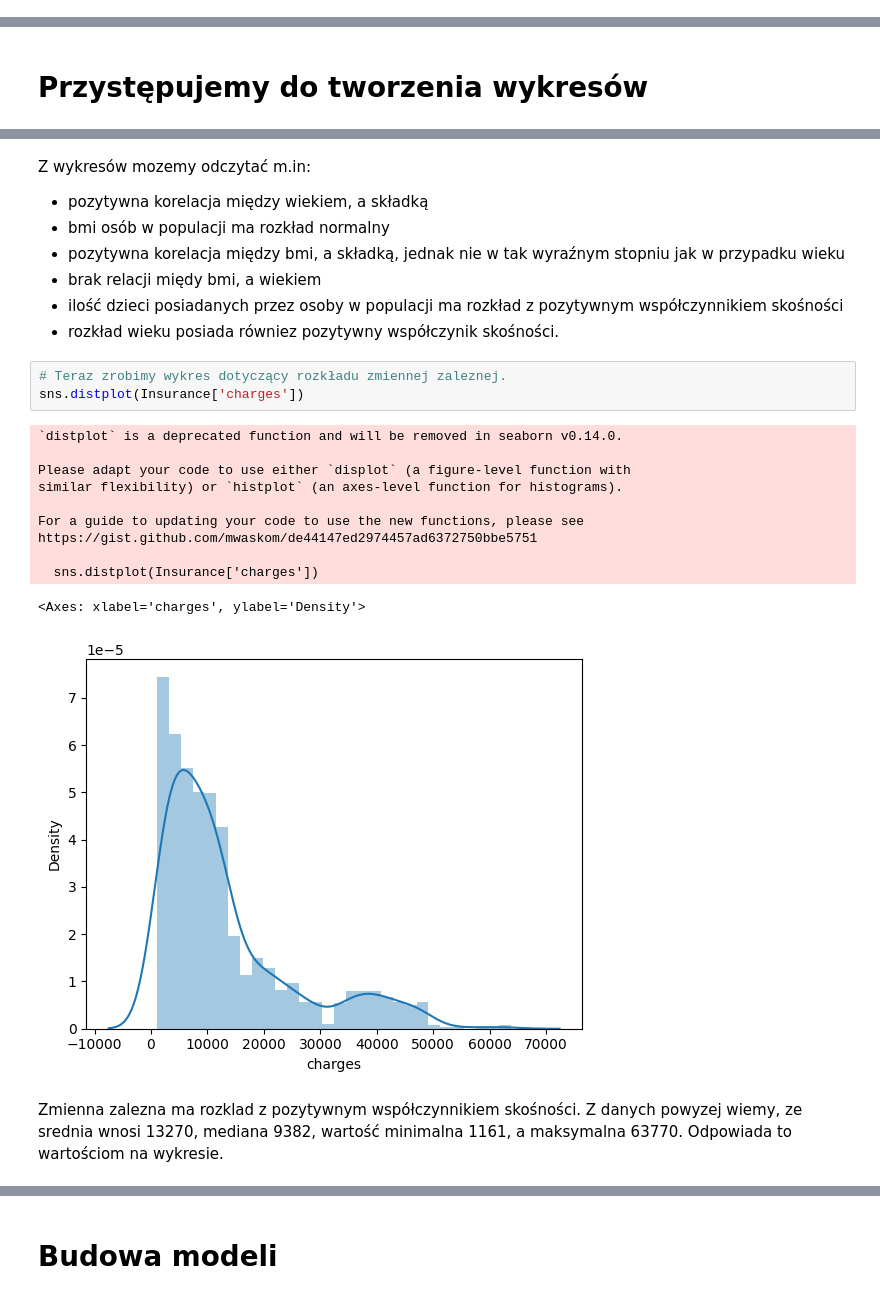
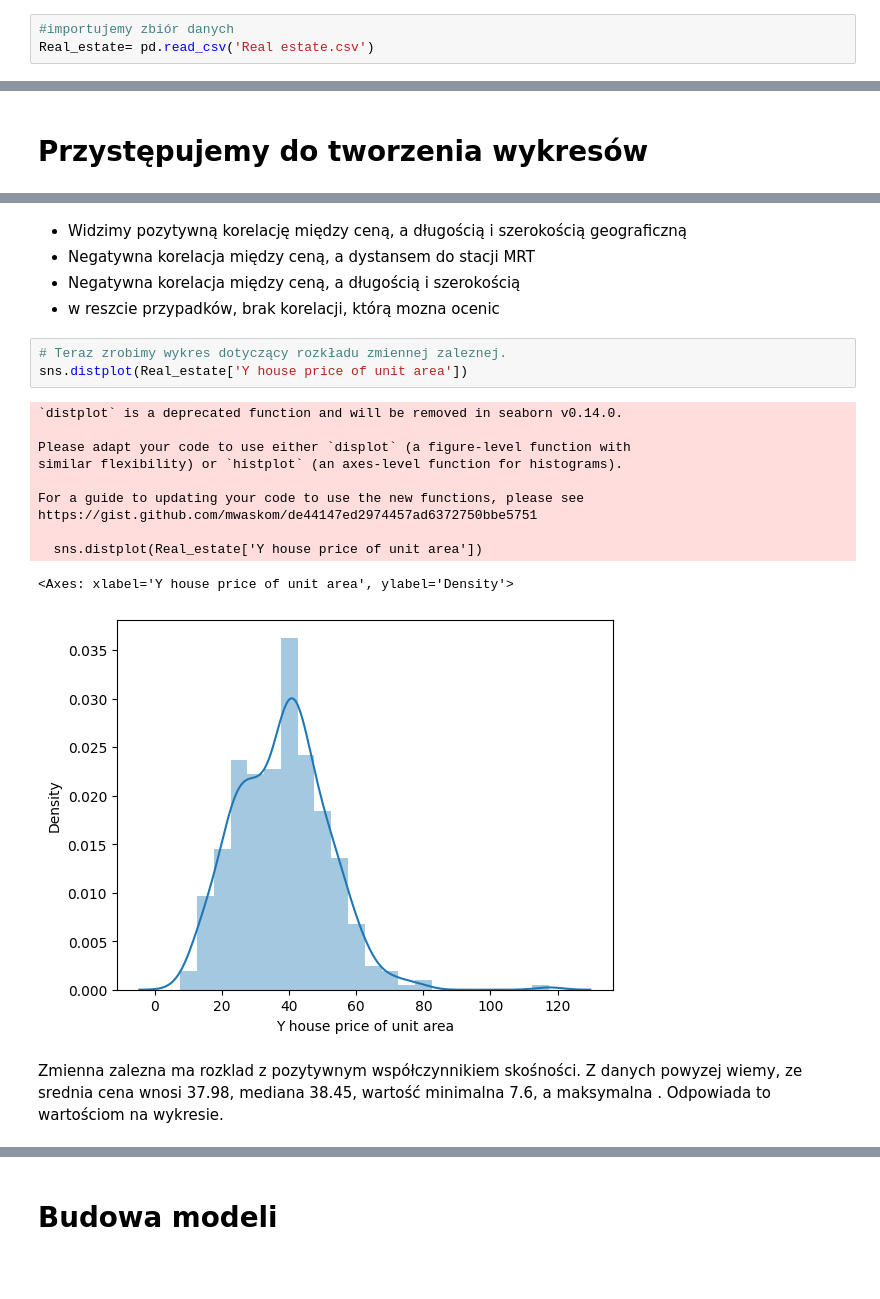
Before and after one commit to Jakubstankiewiczsgh/sgh_python, a Jupyter notebook: 10-Homework_3/Homework_3.ipynb, the cells around one changed output, grey strips where cells are left out. Drawn from its saved outputs; the diff is of its cells as text; blank space fills up the shorter version.

```diff
--- a/10-Homework_3/Homework_3.ipynb
+++ b/10-Homework_3/Homework_3.ipynb
@@ -33,2 +14,5 @@ Insurance= pd.read_csv('insurance.csv')
+# %%
+#importujemy zbiór danych
+Real_estate= pd.read_csv('Real estate.csv')
 # %%
 # Sprawdzamy jakie zmienne zawiera zbiór danych
@@ -97,27 +72,24 @@ sns.pairplot(Insurance)
-# %% [markdown]
-Z wykresów mozemy odczytać m.in:
-- pozytywna korelacja między wiekiem, a składką
-- bmi osób w populacji ma rozkład normalny
-- pozytywna korelacja między bmi, a składką, jednak nie w tak wyraźnym stopniu jak w przypadku wieku
-- brak relacji międy bmi, a wiekiem
-- ilość dzieci posiadanych przez osoby w populacji ma rozkład z pozytywnym współczynnikiem skośności
-- rozkład wieku posiada równiez pozytywny współczynik skośności.
+# %% [markdown]
+- Widzimy pozytywną korelację między ceną, a długością i szerokością geograficzną
+- Negatywna korelacja między ceną, a dystansem do stacji MRT
+- Negatywna korelacja między ceną, a długością i szerokością
+- w reszcie przypadków, brak korelacji, którą mozna ocenic
 # %%
 # Teraz zrobimy wykres dotyczący rozkładu zmiennej zaleznej.
-sns.distplot(Insurance['charges'])
+sns.distplot(Real_estate['Y house price of unit area'])
 # %% [output]
 `distplot` is a deprecated function and will be removed in seaborn v0.14.0.
 
 Please adapt your code to use either `displot` (a figure-level function with
 similar flexibility) or `histplot` (an axes-level function for histograms).
 
 For a guide to updating your code to use the new functions, please see
 https://gist.github.com/mwaskom/de44147ed2974457ad6372750bbe5751
 
-  sns.distplot(Insurance['charges'])
+  sns.distplot(Real_estate['Y house price of unit area'])
-<Axes: xlabel='charges', ylabel='Density'>
+<Axes: xlabel='Y house price of unit area', ylabel='Density'>
-[figure, old version]
+[figure, new version]
 # %% [markdown]
-Zmienna zalezna ma rozklad z pozytywnym współczynnikiem skośności. Z danych powyzej wiemy, ze srednia wnosi 13270, mediana 9382, wartość minimalna 1161, a maksymalna 63770. Odpowiada to wartościom na wykresie.
+Zmienna zalezna ma rozklad z pozytywnym współczynnikiem skośności. Z danych powyzej wiemy, ze srednia cena wnosi 37.98, mediana 38.45, wartość minimalna 7.6, a maksymalna . Odpowiada to wartościom na wykresie.
 # %%
 #Sprawdzmy rowniez korelacje za pomocą heatmap
```
Also changed, not shown: parts of 42 cells of this notebook.
